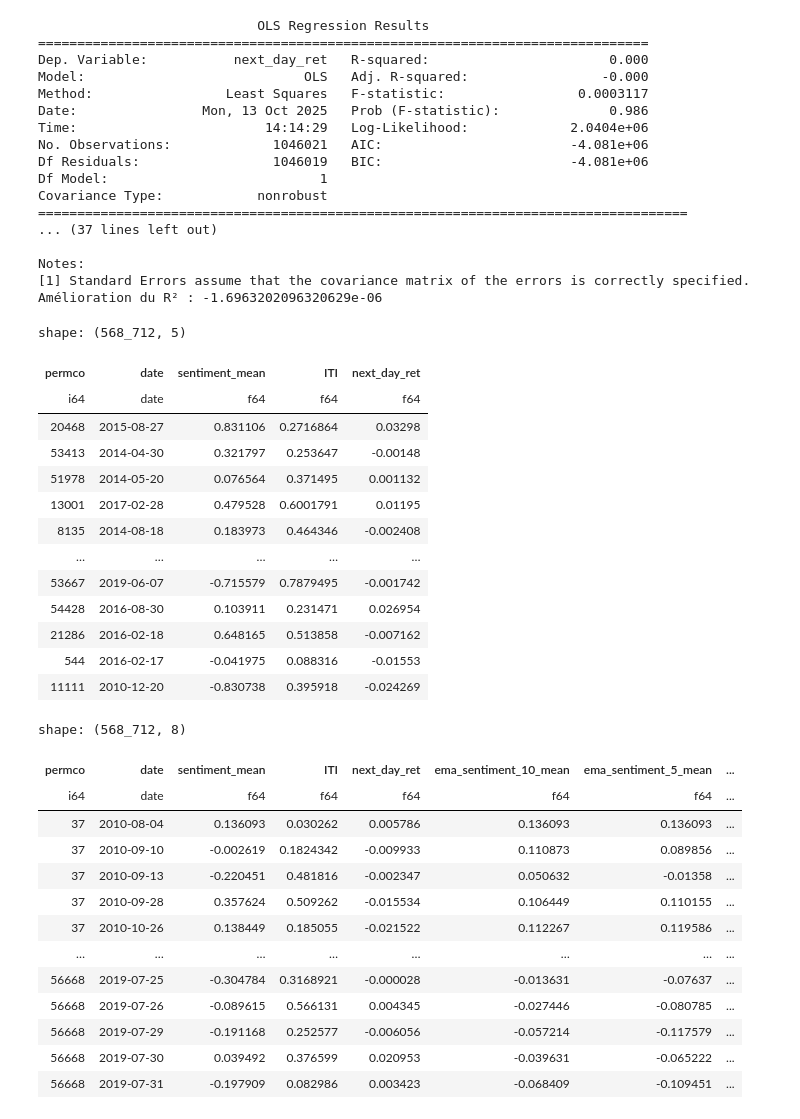
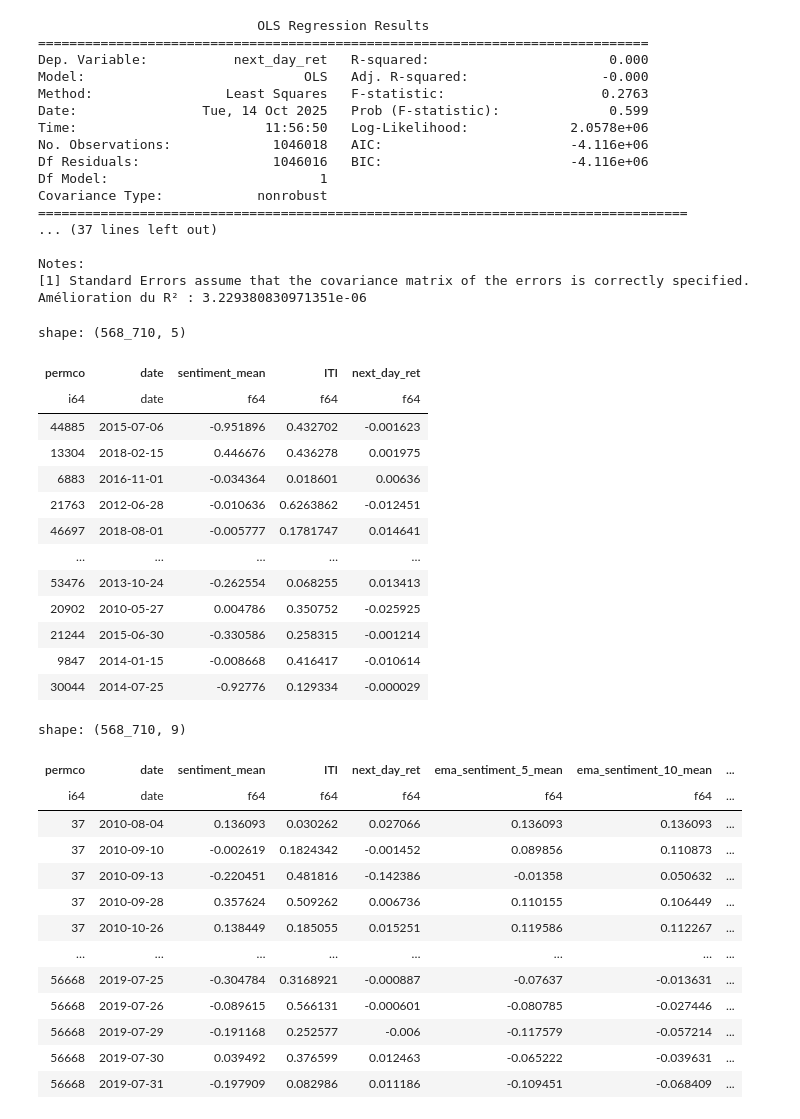
Before and after one commit to Wfiles/iti-8k-analysis, a Jupyter notebook: hypothesis_testing.ipynb, the cells around one changed output. Drawn from its saved outputs; the diff is of its cells as text; code cells hidden in the pictures.

```diff
--- a/hypothesis_testing.ipynb
+++ b/hypothesis_testing.ipynb
@@ -11,7 +30,7 @@ import polars as pl
 # --- Load and clean the data ---
 
 # Read the sentiment dataset and remove duplicate rows
-df_news = pl.read_csv("financial_sentiment_analysis.csv").unique()
+df_news = pl.read_csv("data/processed/financial_sentiment_analysis.csv").unique()
 
 # Read the processed news dataset and remove duplicates as well
 df = pl.read_csv("data/processed/final_news_data.csv").unique()
@@ -63,7 +82,7 @@ filter_df = filter_df.with_columns(
 
 # Keep only the relevant columns
 filter_df = filter_df.select([
-     "permco", "date", "ITI(13D)", "sentiment_score", "next_day_ret"
+     "permco", "date", "ITI(13D)", "sentiment_score", "next_day_ret", 'vol', 'on_rdq'
 ])
 
 # Convert date column to Date type
@@ -72,7 +91,7 @@ filter_df = filter_df.with_columns(
 )
 
 # Remove zeros in sentiment score
-filter_df = filter_df.filter(pl.col("sentiment_score") != 0)
+#filter_df = filter_df.filter(pl.col("sentiment_score") != 0)
 
 # Rename ITI column for easier access in statsmodels
 filter_df = filter_df.rename({"ITI(13D)": "ITI"})
@@ -126,11 +262,11 @@ print("Amélioration du R² :", model2.rsquared_adj - model1.rsquared_adj)
 ==============================================================================
 Dep. Variable:           next_day_ret   R-squared:                       0.000
 Model:                            OLS   Adj. R-squared:                 -0.000
-Method:                 Least Squares   F-statistic:                 0.0003117
-Date:                Mon, 13 Oct 2025   Prob (F-statistic):              0.986
-Time:                        14:14:29   Log-Likelihood:             2.0404e+06
-No. Observations:             1046021   AIC:                        -4.081e+06
-Df Residuals:                 1046019   BIC:                        -4.081e+06
+Method:                 Least Squares   F-statistic:                    0.2763
+Date:                Tue, 14 Oct 2025   Prob (F-statistic):              0.599
+Time:                        11:56:50   Log-Likelihood:             2.0578e+06
+No. Observations:             1046018   AIC:                        -4.116e+06
+Df Residuals:                 1046016   BIC:                        -4.116e+06
 Df Model:                           1
 Covariance Type:            nonrobust
 ===================================================================================
@@ -138,7 +274,7 @@ Covariance Type:            nonrobust
 
 Notes:
 [1] Standard Errors assume that the covariance matrix of the errors is correctly specified.
-Amélioration du R² : -1.6963202096320629e-06
+Amélioration du R² : 3.229380830971351e-06
 # %%
 df_daily = filter_df.group_by(["permco", "date"]).agg([
     pl.mean("sentiment_score").alias("sentiment_mean"),
@@ -148,51 +284,51 @@ df_daily = filter_df.group_by(["permco", "date"]).agg([
 
 df_daily
 # %% [output]
-shape: (568_712, 5)
+shape: (568_710, 5)
 | permco | date | sentiment_mean | ITI | next_day_ret |
 | i64 | date | f64 | f64 | f64 |
-| 20468 | 2015-08-27 | 0.831106 | 0.2716864 | 0.03298 |
-| 53413 | 2014-04-30 | 0.321797 | 0.253647 | -0.00148 |
-| 51978 | 2014-05-20 | 0.076564 | 0.371495 | 0.001132 |
-| 13001 | 2017-02-28 | 0.479528 | 0.6001791 | 0.01195 |
-| 8135 | 2014-08-18 | 0.183973 | 0.464346 | -0.002408 |
+| 44885 | 2015-07-06 | -0.951896 | 0.432702 | -0.001623 |
+| 13304 | 2018-02-15 | 0.446676 | 0.436278 | 0.001975 |
+| 6883 | 2016-11-01 | -0.034364 | 0.018601 | 0.00636 |
+| 21763 | 2012-06-28 | -0.010636 | 0.6263862 | -0.012451 |
+| 46697 | 2018-08-01 | -0.005777 | 0.1781747 | 0.014641 |
 | … | … | … | … | … |
-| 53667 | 2019-06-07 | -0.715579 | 0.7879495 | -0.001742 |
-| 54428 | 2016-08-30 | 0.103911 | 0.231471 | 0.026954 |
-| 21286 | 2016-02-18 | 0.648165 | 0.513858 | -0.007162 |
-| 544 | 2016-02-17 | -0.041975 | 0.088316 | -0.01553 |
-| 11111 | 2010-12-20 | -0.830738 | 0.395918 | -0.024269 |
+| 53476 | 2013-10-24 | -0.262554 | 0.068255 | 0.013413 |
+| 20902 | 2010-05-27 | 0.004786 | 0.350752 | -0.025925 |
+| 21244 | 2015-06-30 | -0.330586 | 0.258315 | -0.001214 |
+| 9847 | 2014-01-15 | -0.008668 | 0.416417 | -0.010614 |
+| 30044 | 2014-07-25 | -0.92776 | 0.129334 | -0.000029 |
 # %%
-ns = [5, 10, 20] # EMA window sizes
+ns = [5, 10, 20, 100] # EMA window sizes
 
 for n in ns:
     df_daily = (
         df_daily
         .sort(["permco", "date"])
         .with_columns([
             pl.col("sentiment_mean")
             .ewm_mean(alpha=2/(n+1), adjust=False)
             .over("permco")
             .alias(f"ema_sentiment_{n}_mean")
         ])
     )
 
 df_daily
 # %% [output]
-shape: (568_712, 8)
+shape: (568_710, 9)
-| permco | date | sentiment_mean | ITI | next_day_ret | ema_sentiment_10_mean | ema_sentiment_5_mean | ... |
+| permco | date | sentiment_mean | ITI | next_day_ret | ema_sentiment_5_mean | ema_sentiment_10_mean | ... |
 | i64 | date | f64 | f64 | f64 | f64 | f64 | ... |
-| 37 | 2010-08-04 | 0.136093 | 0.030262 | 0.005786 | 0.136093 | 0.136093 | ... |
-| 37 | 2010-09-10 | -0.002619 | 0.1824342 | -0.009933 | 0.110873 | 0.089856 | ... |
-| 37 | 2010-09-13 | -0.220451 | 0.481816 | -0.002347 | 0.050632 | -0.01358 | ... |
-| 37 | 2010-09-28 | 0.357624 | 0.509262 | -0.015534 | 0.106449 | 0.110155 | ... |
-| 37 | 2010-10-26 | 0.138449 | 0.185055 | -0.021522 | 0.112267 | 0.119586 | ... |
+| 37 | 2010-08-04 | 0.136093 | 0.030262 | 0.027066 | 0.136093 | 0.136093 | ... |
+| 37 | 2010-09-10 | -0.002619 | 0.1824342 | -0.001452 | 0.089856 | 0.110873 | ... |
+| 37 | 2010-09-13 | -0.220451 | 0.481816 | -0.142386 | -0.01358 | 0.050632 | ... |
+| 37 | 2010-09-28 | 0.357624 | 0.509262 | 0.006736 | 0.110155 | 0.106449 | ... |
+| 37 | 2010-10-26 | 0.138449 | 0.185055 | 0.015251 | 0.119586 | 0.112267 | ... |
 | … | … | … | … | … | … | … | ... |
-| 56668 | 2019-07-25 | -0.304784 | 0.3168921 | -0.000028 | -0.013631 | -0.07637 | ... |
-| 56668 | 2019-07-26 | -0.089615 | 0.566131 | 0.004345 | -0.027446 | -0.080785 | ... |
-| 56668 | 2019-07-29 | -0.191168 | 0.252577 | -0.006056 | -0.057214 | -0.117579 | ... |
-| 56668 | 2019-07-30 | 0.039492 | 0.376599 | 0.020953 | -0.039631 | -0.065222 | ... |
-| 56668 | 2019-07-31 | -0.197909 | 0.082986 | 0.003423 | -0.068409 | -0.109451 | ... |
+| 56668 | 2019-07-25 | -0.304784 | 0.3168921 | -0.000887 | -0.07637 | -0.013631 | ... |
+| 56668 | 2019-07-26 | -0.089615 | 0.566131 | -0.000601 | -0.080785 | -0.027446 | ... |
+| 56668 | 2019-07-29 | -0.191168 | 0.252577 | -0.006 | -0.117579 | -0.057214 | ... |
+| 56668 | 2019-07-30 | 0.039492 | 0.376599 | 0.012463 | -0.065222 | -0.039631 | ... |
+| 56668 | 2019-07-31 | -0.197909 | 0.082986 | 0.011186 | -0.109451 | -0.068409 | ... |
 # %%
 # Split into 10 quantiles based on ITI and perform OLS analysis in each quantile
 q10 = df_daily["ITI"].quantile(0.1)
```
Also changed, not shown: parts of 17 cells of this notebook, 3 other files.
